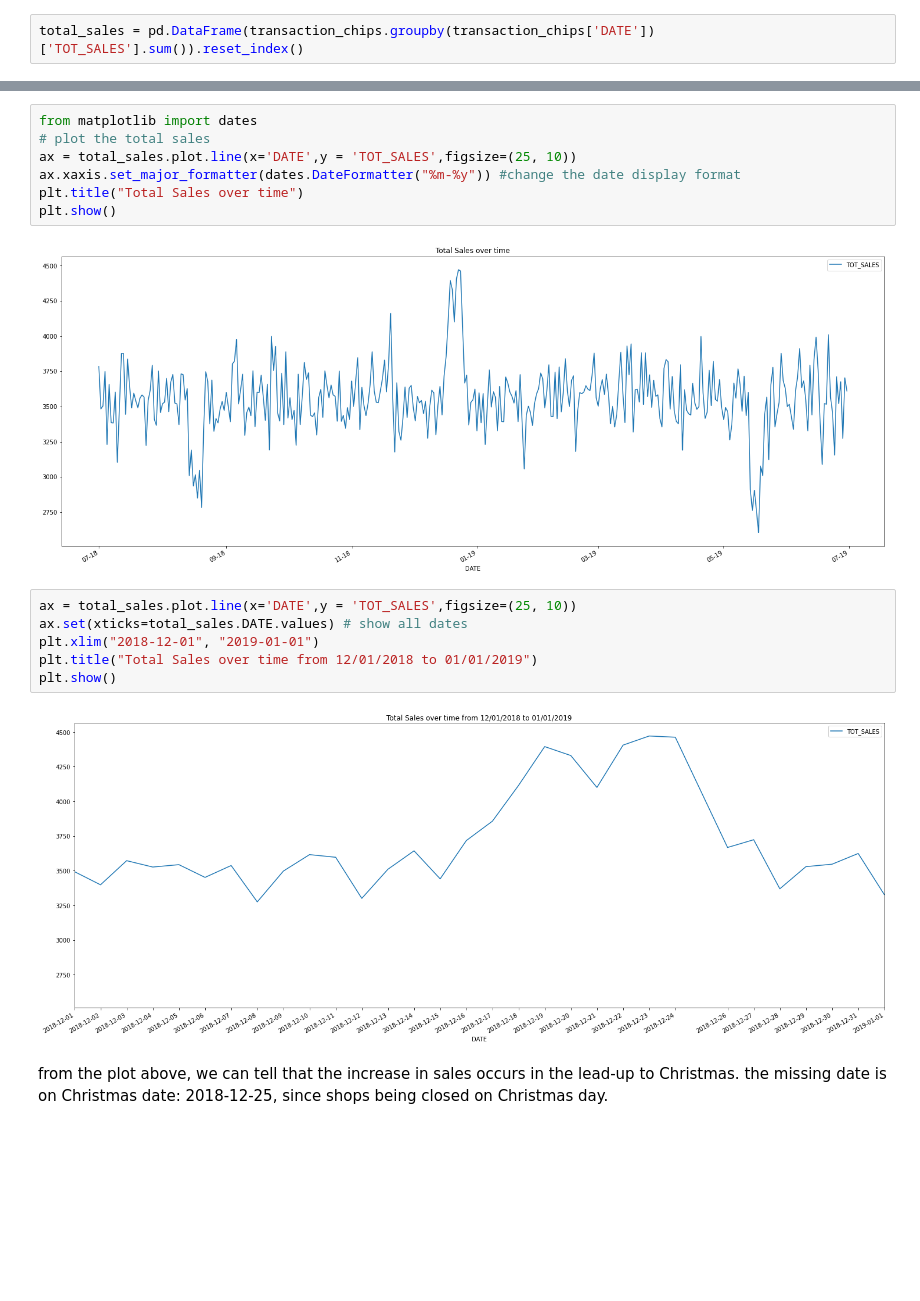
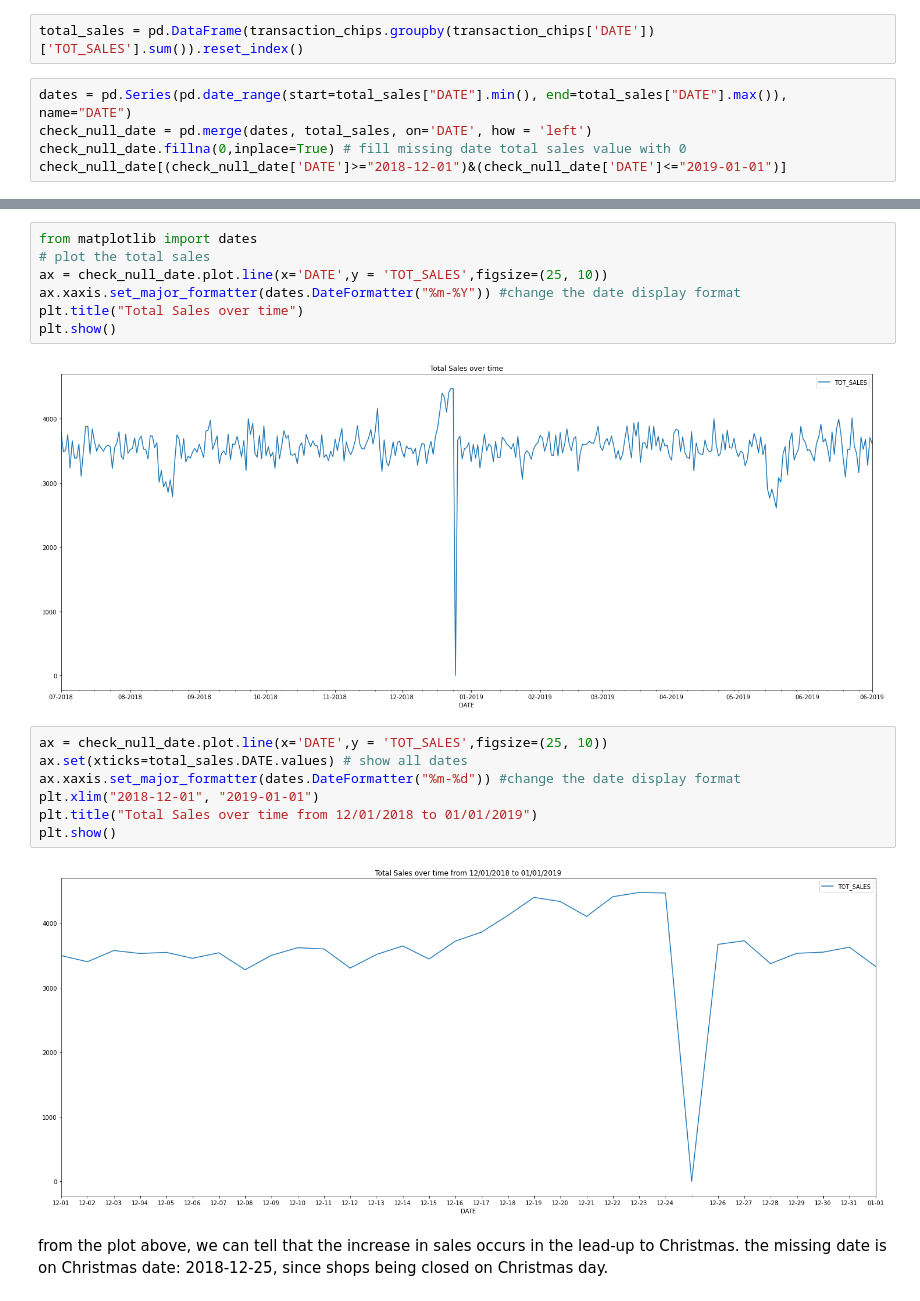
Before and after one commit to weekysui/AB-Testing, a Jupyter notebook: Data Quality.ipynb, the cells around one changed output, grey strips where cells are left out. Saved outputs shown, nothing was run; the diff lists cells and outputs as text; blank space fills up the shorter version.

```diff
--- a/Data Quality.ipynb
+++ b/Data Quality.ipynb
@@ -256,3 +256,8 @@ print(pd.date_range(start="2018-07-01", end = "2019-06-30").difference(date_df.i
 DatetimeIndex(['2018-12-25'], dtype='datetime64[ns]', freq=None)
 # %%
 total_sales = pd.DataFrame(transaction_chips.groupby(transaction_chips['DATE'])['TOT_SALES'].sum()).reset_index()
+# %%
+dates = pd.Series(pd.date_range(start=total_sales["DATE"].min(), end=total_sales["DATE"].max()), name="DATE")
+check_null_date = pd.merge(dates, total_sales, on='DATE', how = 'left')
+check_null_date.fillna(0,inplace=True) # fill missing date total sales value with 0
+check_null_date[(check_null_date['DATE']>="2018-12-01")&(check_null_date['DATE']<="2019-01-01")]
@@ -259,20 +282,21 @@ total_sales = pd.DataFrame(transaction_chips.groupby(transaction_chips['DATE'])[
 # %%
 from matplotlib import dates
 # plot the total sales
-ax = total_sales.plot.line(x='DATE',y = 'TOT_SALES',figsize=(25, 10))
-ax.xaxis.set_major_formatter(dates.DateFormatter("%m-%y")) #change the date display format
+ax = check_null_date.plot.line(x='DATE',y = 'TOT_SALES',figsize=(25, 10))
+ax.xaxis.set_major_formatter(dates.DateFormatter("%m-%Y")) #change the date display format
 plt.title("Total Sales over time")
 plt.show()
 # %% [output]
-[figure, old version]
+[figure, new version]
 # %%
-ax = total_sales.plot.line(x='DATE',y = 'TOT_SALES',figsize=(25, 10))
+ax = check_null_date.plot.line(x='DATE',y = 'TOT_SALES',figsize=(25, 10))
 ax.set(xticks=total_sales.DATE.values) # show all dates
+ax.xaxis.set_major_formatter(dates.DateFormatter("%m-%d")) #change the date display format
 plt.xlim("2018-12-01", "2019-01-01")
 plt.title("Total Sales over time from 12/01/2018 to 01/01/2019")
 plt.show()
 # %% [output]
-[figure, old version]
+[figure, new version]
 # %% [markdown]
 from the plot above, we can tell that the increase in sales occurs in the lead-up to Christmas. the missing date is on Christmas date: 2018-12-25, since shops being closed on Christmas day.
 # %%
```
Also changed, not shown: parts of 7 cells of this notebook.
